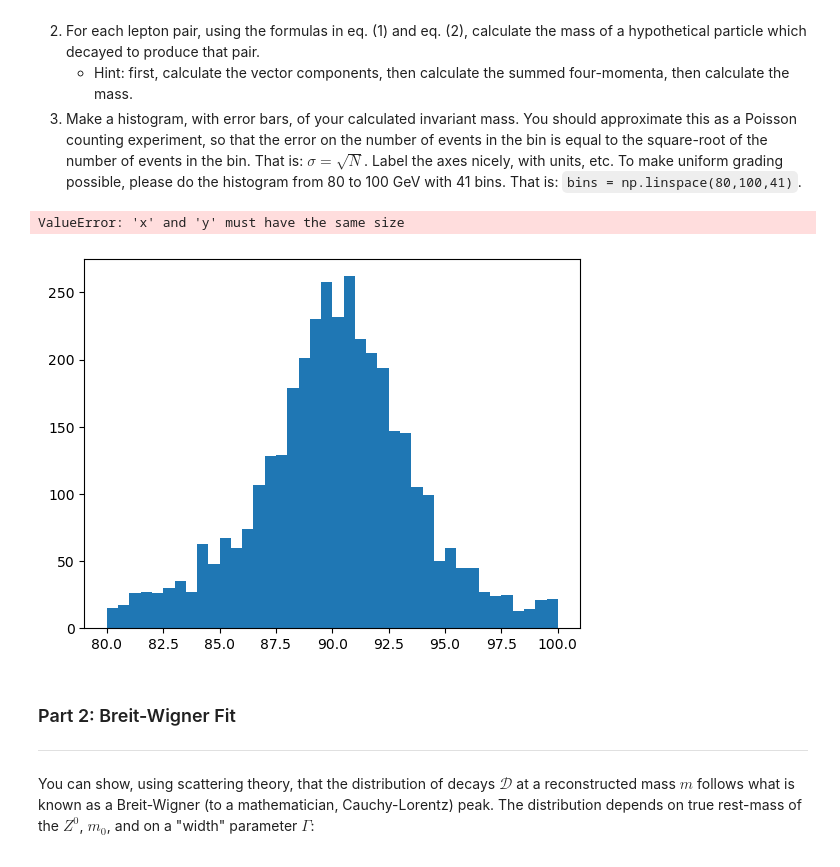
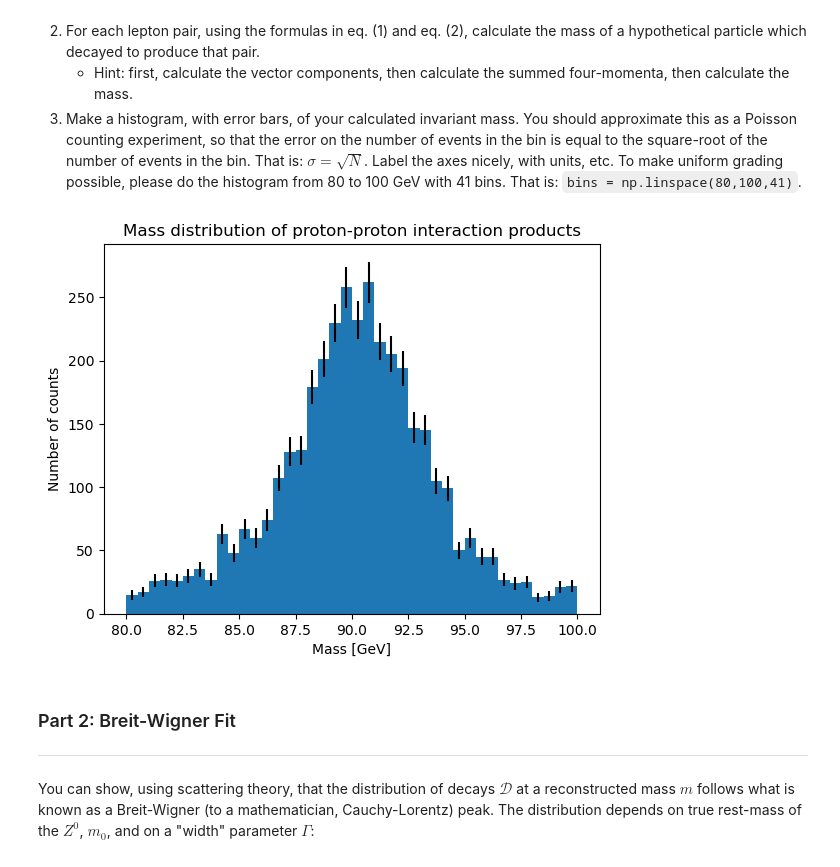
Before and after one commit to danyavur/PHYS265-spring26, a Jupyter notebook: Lab2/lab2_blank.ipynb, the cells around one changed output. Saved outputs shown, nothing was run; the diff lists cells and outputs as text; code cells hidden in the pictures.

```diff
--- a/Lab2/lab2_blank.ipynb
+++ b/Lab2/lab2_blank.ipynb
@@ -106,32 +106,37 @@ and the last two are the energy $E$ (in GeV)
 # %%
 data = np.loadtxt("atlas_z_to_ll.csv", delimiter=",", skiprows=1)
 pT1 = data[:,0]
 pT2 = data[:,1]
 eta1 = data[:,2]
 eta2 = data[:,3]
 phi1 = data[:,4]
 phi2 = data[:,5]
 E1 = data[:,6]
 E2 = data[:,7]
 
 px1 = pT1*np.cos(phi1)
 py1 = pT1*np.sin(phi1)
 pz1 = pT1*np.sinh(eta1)
 px2 = pT2*np.cos(phi2)
 py2 = pT2*np.sin(phi2)
 pz2 = pT2*np.sinh(eta2)
 
 pxtot = px1+px2
 pytot = py1+py2
 pztot = pz1+pz2
 M = np.sqrt((E1+E2)**2-((pxtot)**2+(pytot)**2+(pztot)**2))
 
 fig, ax = plt.subplots()
 bins = np.linspace(80,100,41)
-histogram = ax.hist(M,bins=bins,density=False)
+ax.hist(M,bins=bins,density=False)
+counts, edges = np.histogram(M,bins=bins)
+bin_centers = 0.5*(edges[1:]+edges[:-1])
+ax.errorbar(bin_centers,counts,yerr=np.sqrt(counts),color='black',linestyle="None")
+ax.set_xlabel("Mass [GeV]")
+ax.set_ylabel("Number of counts")
+ax.set_title("Mass distribution of proton-proton interaction products");
 # %% [output]
-ValueError: 'x' and 'y' must have the same size
-[figure, old version]
+[figure, new version]
 # %% [markdown]
 ### Part 2: Breit-Wigner Fit
 ------
```
Also changed, not shown: parts of 1 cell of this notebook, 1 other file.
